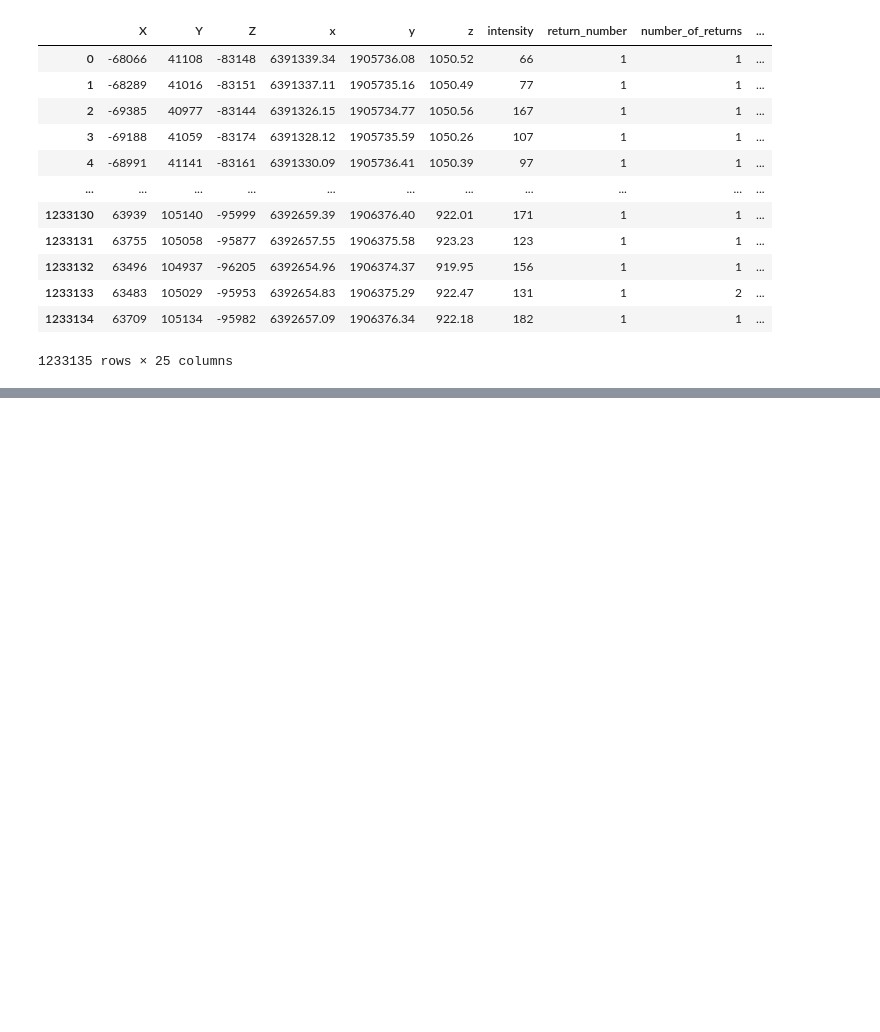
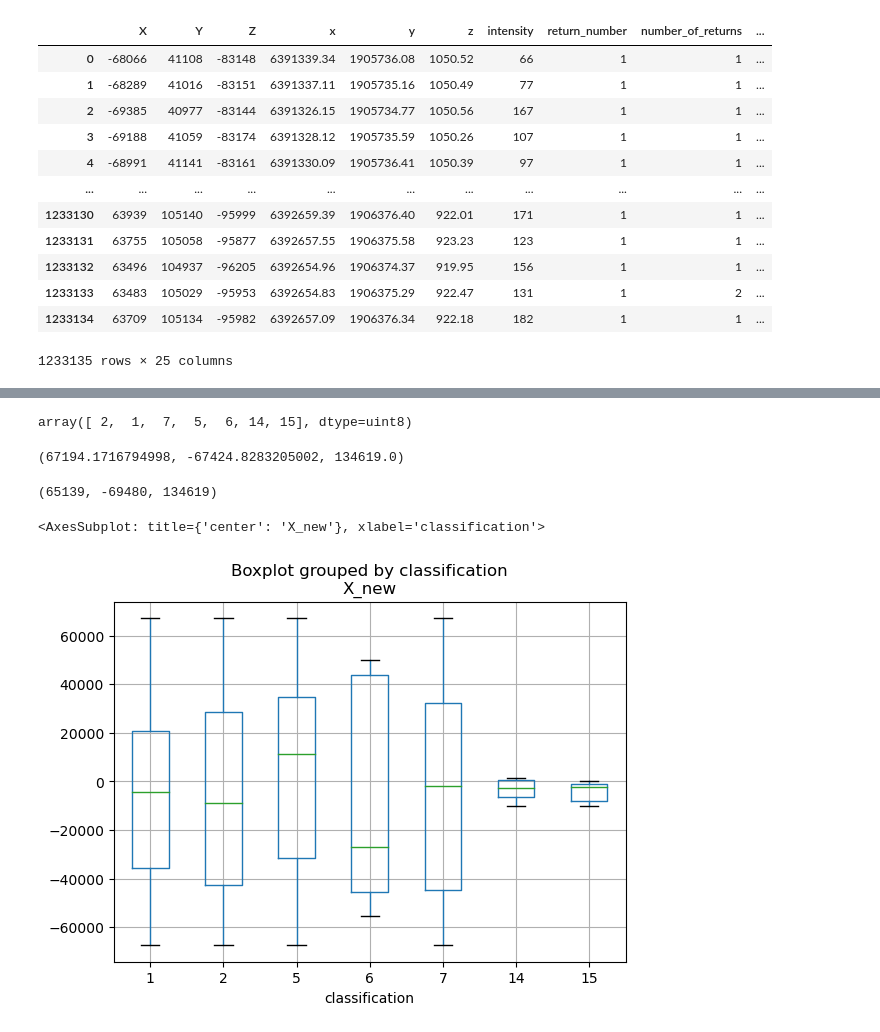
Before and after one commit to JuanCReyes1/lidar_processing, a Jupyter notebook: python38/esri_lidar.ipynb, the cells around one changed output, grey strips where cells are left out. Cells and saved outputs as stored; diff of their text form; code cells hidden in the pictures; blank space fills up the shorter version.

```diff
--- a/python38/esri_lidar.ipynb
+++ b/python38/esri_lidar.ipynb
@@ -249,7 +274,7 @@ def multiple_classifications_to_las(classified_points,class_selections):
     classified_points.write(las_file_name)
     print("Created file: " + sorted_classes_str)
 # %%
-input_las = load_laspy(r'/Users/juancreyes/Documents/GitHub/lidar_processing/python38/esri_lidar_converted/Tile_56_sub.las')
+input_las = load_laspy(r'C:\Users\jreye\Desktop\AGRG\esri_lidar\liclass\esri_las_converted\Tile_56_sub.las')
 classifications = get_list_classifications(input_las=input_las)
 classifications_laspy =  get_classifications_laspy(input_las=input_las)
 
@@ -327,9 +352,9 @@ All classes have been added to the dataframe.
 # %% [markdown]
 # Visualization
 # %%
-df["X_new"] = (df.X - 0*df.X.mean())
-df["Y_new"] = (df.Y - 0*df.Y.mean())
-df["Z_new"] = (df.Z - 0*df.Z.mean())
+df["X_new"] = (df.X - 1*df.X.mean())
+df["Y_new"] = (df.Y - 1*df.Y.mean())
+df["Z_new"] = (df.Z - 1*df.Z.mean())
 # %%
 df
 # %% [output]
@@ -348,0 +399,17 @@ df
+# %%
+df.classification.unique()
+# %% [output]
+array([ 2,  1,  7,  5,  6, 14, 15], dtype=uint8)
+# %%
+df.X_new.max(),df.X_new.min(),df.X_new.max()-df.X_new.min()
+# %% [output]
+(67194.1716794998, -67424.8283205002, 134619.0)
+# %%
+df.X.max(),df.X.min(),df.X.max()-df.X.min()
+# %% [output]
+(65139, -69480, 134619)
+# %%
+df.boxplot(column="X_new",by="classification")
+# %% [output]
+<AxesSubplot: title={'center': 'X_new'}, xlabel='classification'>
+[figure, added]
```
Also changed, not shown: parts of 21 cells of this notebook, 3 other files.
